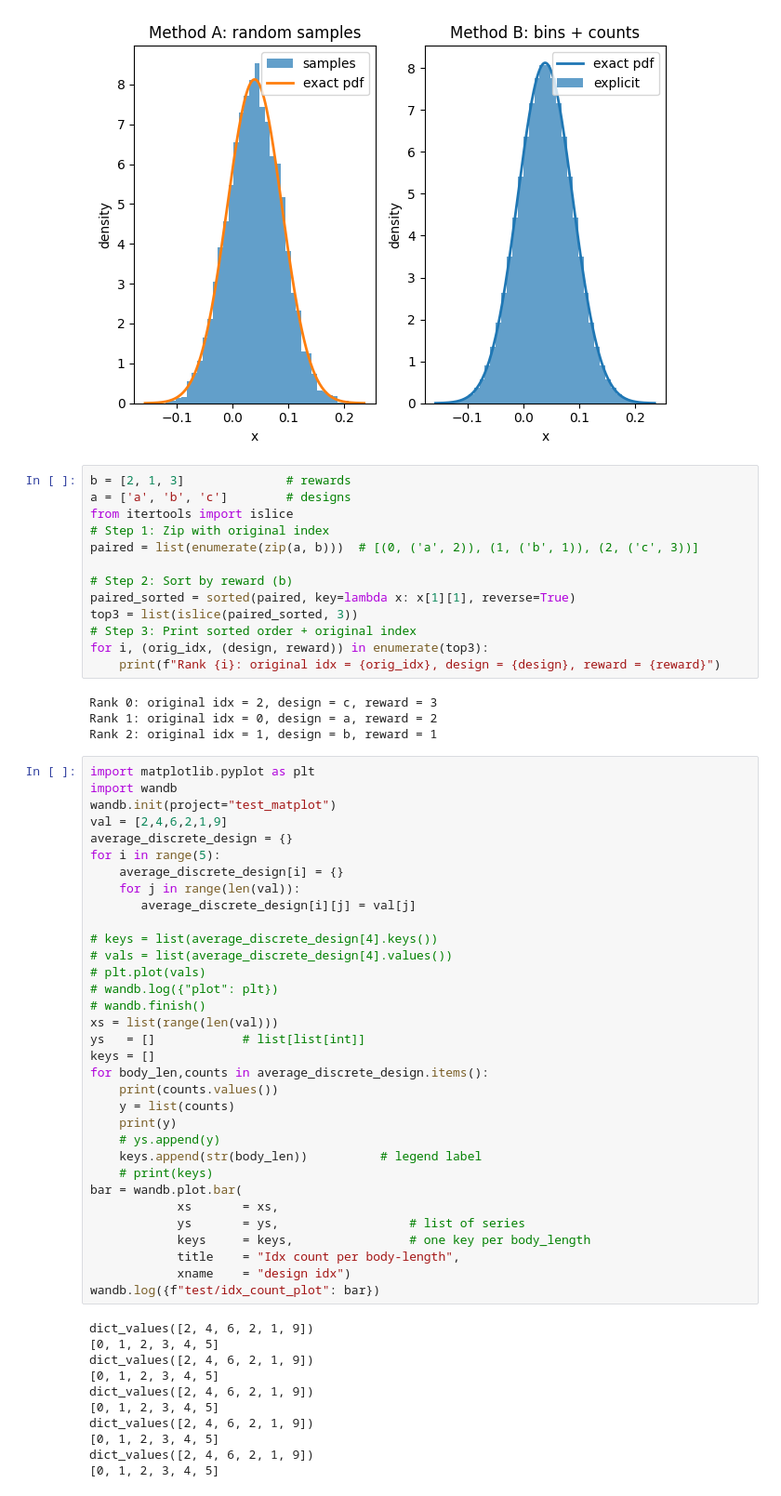
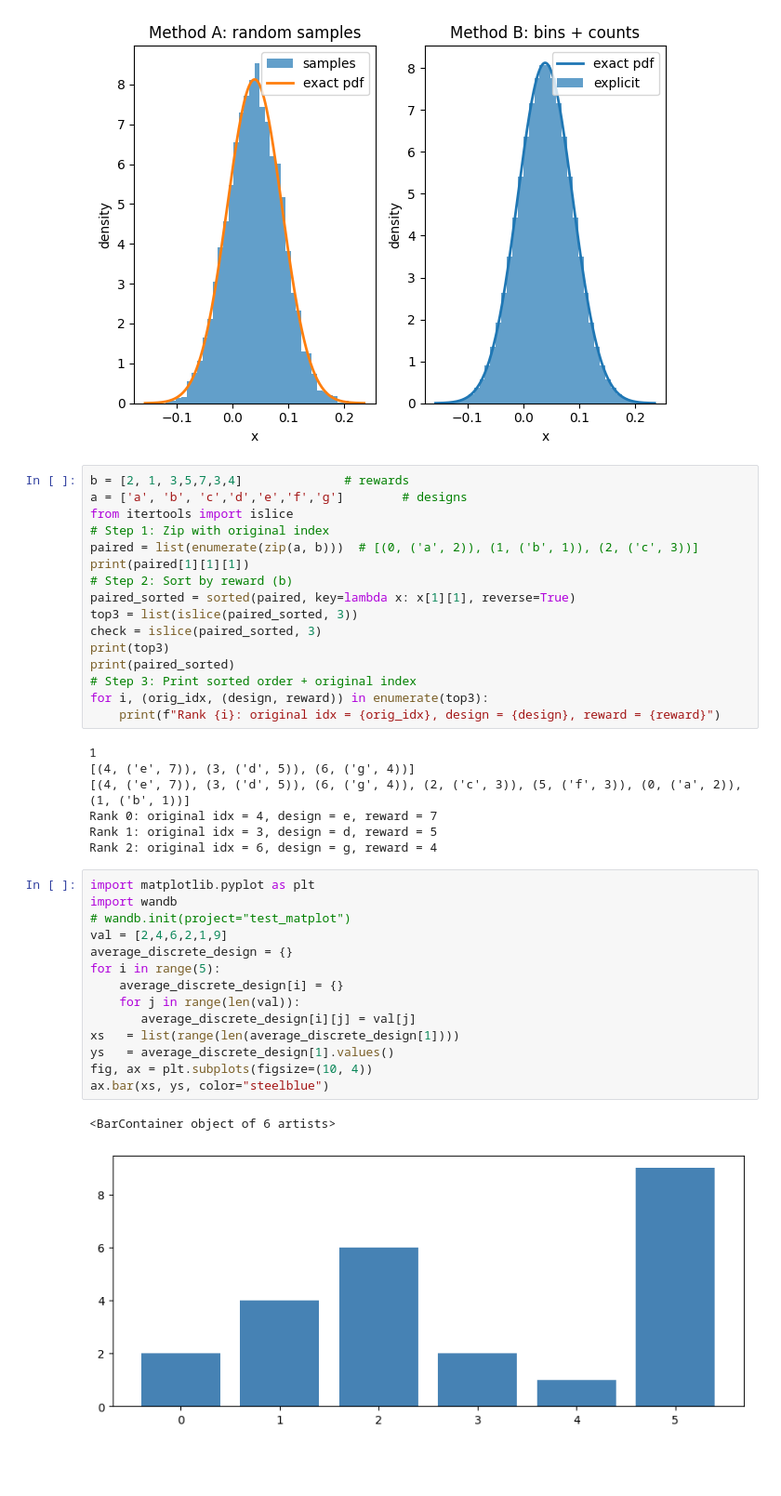
Before and after one commit to nhnhan92/RL_whisker, a Jupyter notebook: test.ipynb, the cells around one changed output. Shown at 93% size. Cells and saved outputs as stored; diff of their text form; blank space fills up the shorter version.

```diff
--- a/test.ipynb
+++ b/test.ipynb
@@ -84,63 +84,42 @@ plt.show()
 # %% [output]
 [figure]
 # %%
-b = [2, 1, 3]              # rewards
-a = ['a', 'b', 'c']        # designs
+b = [2, 1, 3,5,7,3,4]              # rewards
+a = ['a', 'b', 'c','d','e','f','g']        # designs
 from itertools import islice
 # Step 1: Zip with original index
 paired = list(enumerate(zip(a, b)))  # [(0, ('a', 2)), (1, ('b', 1)), (2, ('c', 3))]
-
+print(paired[1][1][1])
 # Step 2: Sort by reward (b)
 paired_sorted = sorted(paired, key=lambda x: x[1][1], reverse=True)
 top3 = list(islice(paired_sorted, 3))
+check = islice(paired_sorted, 3)
+print(top3)
+print(paired_sorted)
 # Step 3: Print sorted order + original index
 for i, (orig_idx, (design, reward)) in enumerate(top3):
     print(f"Rank {i}: original idx = {orig_idx}, design = {design}, reward = {reward}")
 # %% [output]
-Rank 0: original idx = 2, design = c, reward = 3
-Rank 1: original idx = 0, design = a, reward = 2
-Rank 2: original idx = 1, design = b, reward = 1
+1
+[(4, ('e', 7)), (3, ('d', 5)), (6, ('g', 4))]
+[(4, ('e', 7)), (3, ('d', 5)), (6, ('g', 4)), (2, ('c', 3)), (5, ('f', 3)), (0, ('a', 2)), (1, ('b', 1))]
+Rank 0: original idx = 4, design = e, reward = 7
+Rank 1: original idx = 3, design = d, reward = 5
+Rank 2: original idx = 6, design = g, reward = 4
 # %%
 import matplotlib.pyplot as plt
 import wandb
-wandb.init(project="test_matplot")
+# wandb.init(project="test_matplot")
 val = [2,4,6,2,1,9]
 average_discrete_design = {}
 for i in range(5):
     average_discrete_design[i] = {}
     for j in range(len(val)):
        average_discrete_design[i][j] = val[j]
-
-# keys = list(average_discrete_design[4].keys())
-# vals = list(average_discrete_design[4].values())
-# plt.plot(vals)
-# wandb.log({"plot": plt})
-# wandb.finish()
-xs = list(range(len(val)))
-ys   = []            # list[list[int]]
-keys = []
-for body_len,counts in average_discrete_design.items():
-    print(counts.values())
-    y = list(counts)
-    print(y)
-    # ys.append(y)
-    keys.append(str(body_len))          # legend label
-    # print(keys)
-bar = wandb.plot.bar(
-            xs       = xs,
-            ys       = ys,                  # list of series
-            keys     = keys,                # one key per body_length
-            title    = "Idx count per body-length",
-            xname    = "design idx")
-wandb.log({f"test/idx_count_plot": bar})
+xs   = list(range(len(average_discrete_design[1])))
+ys   = average_discrete_design[1].values()
+fig, ax = plt.subplots(figsize=(10, 4))
+ax.bar(xs, ys, color="steelblue")
 # %% [output]
-dict_values([2, 4, 6, 2, 1, 9])
-[0, 1, 2, 3, 4, 5]
-dict_values([2, 4, 6, 2, 1, 9])
-[0, 1, 2, 3, 4, 5]
-dict_values([2, 4, 6, 2, 1, 9])
-[0, 1, 2, 3, 4, 5]
-dict_values([2, 4, 6, 2, 1, 9])
-[0, 1, 2, 3, 4, 5]
-dict_values([2, 4, 6, 2, 1, 9])
-[0, 1, 2, 3, 4, 5]
+<BarContainer object of 6 artists>
+[figure, added]
```
Also changed, not shown: parts of 4 cells of this notebook, 7 other files.
